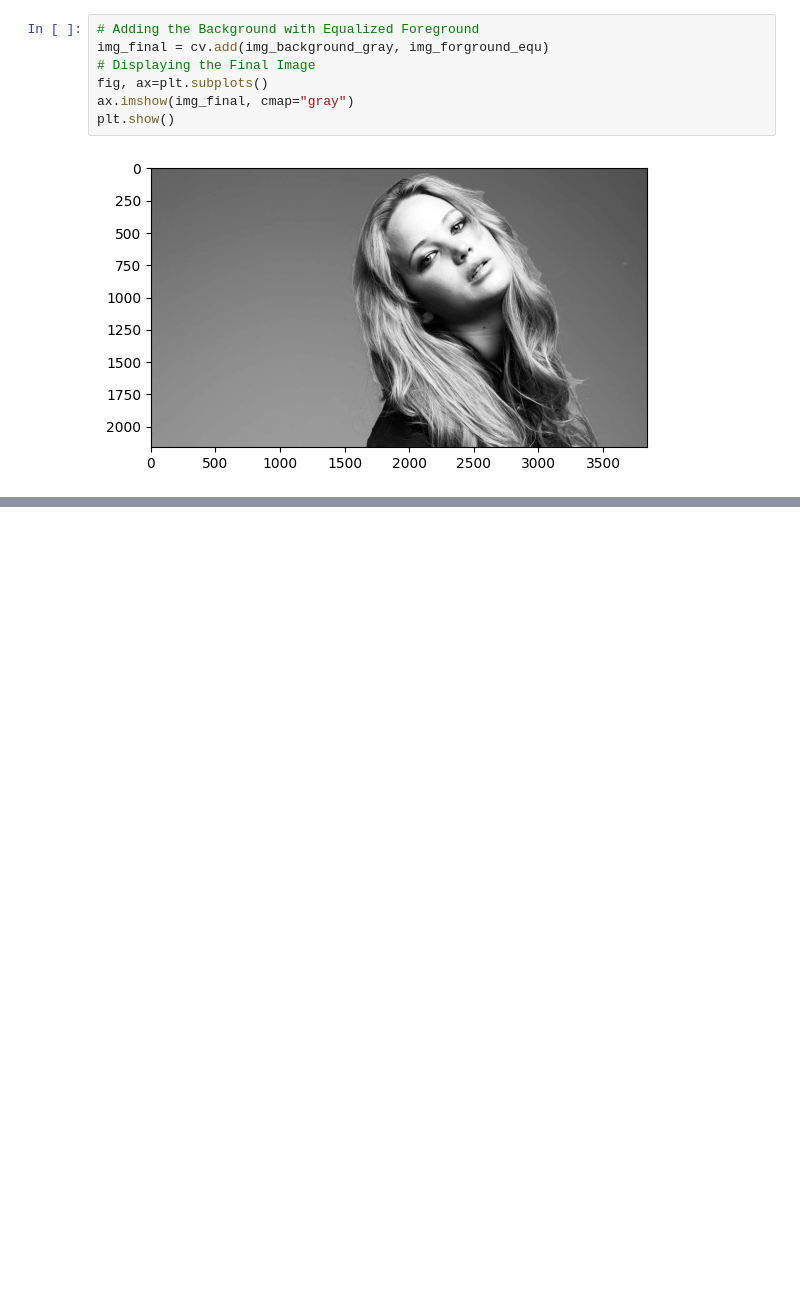
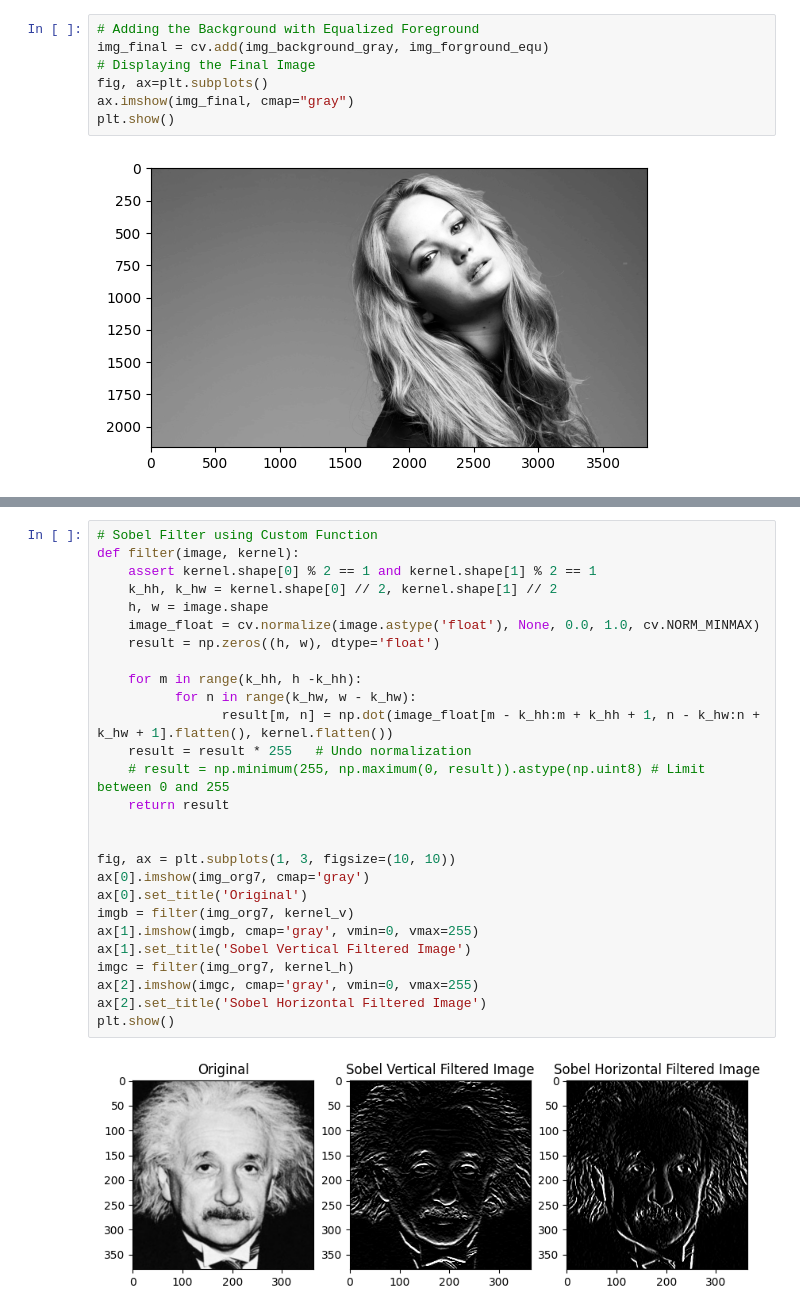
Before and after one commit to ClaranceLGS/EN3160-Assignment01, a Jupyter notebook: Assignment01.ipynb, the cells around one changed output, grey strips where cells are left out. Cells and saved outputs as stored; diff of their text form; blank space fills up the shorter version.

```diff
--- a/Assignment01.ipynb
+++ b/Assignment01.ipynb
@@ -464,0 +491,29 @@ plt.show()
+# %%
+# Sobel Filter using Custom Function
+def filter(image, kernel):
+    assert kernel.shape[0] % 2 == 1 and kernel.shape[1] % 2 == 1
+    k_hh, k_hw = kernel.shape[0] // 2, kernel.shape[1] // 2
+    h, w = image.shape
+    image_float = cv.normalize(image.astype('float'), None, 0.0, 1.0, cv.NORM_MINMAX)
+    result = np.zeros((h, w), dtype='float')
+
+    for m in range(k_hh, h -k_hh):
+          for n in range(k_hw, w - k_hw):
+                result[m, n] = np.dot(image_float[m - k_hh:m + k_hh + 1, n - k_hw:n + k_hw + 1].flatten(), kernel.flatten())
+    result = result * 255   # Undo normalization
+    # result = np.minimum(255, np.maximum(0, result)).astype(np.uint8) # Limit between 0 and 255
+    return result
+
+
+fig, ax = plt.subplots(1, 3, figsize=(10, 10))
+ax[0].imshow(img_org7, cmap='gray')
+ax[0].set_title('Original')
+imgb = filter(img_org7, kernel_v)
+ax[1].imshow(imgb, cmap='gray', vmin=0, vmax=255)
+ax[1].set_title('Sobel Vertical Filtered Image')
+imgc = filter(img_org7, kernel_h)
+ax[2].imshow(imgc, cmap='gray', vmin=0, vmax=255)
+ax[2].set_title('Sobel Horizontal Filtered Image')
+plt.show()
+# %% [output]
+[figure, added]
```
Also changed, not shown: parts of 6 cells of this notebook, 29 other files.
